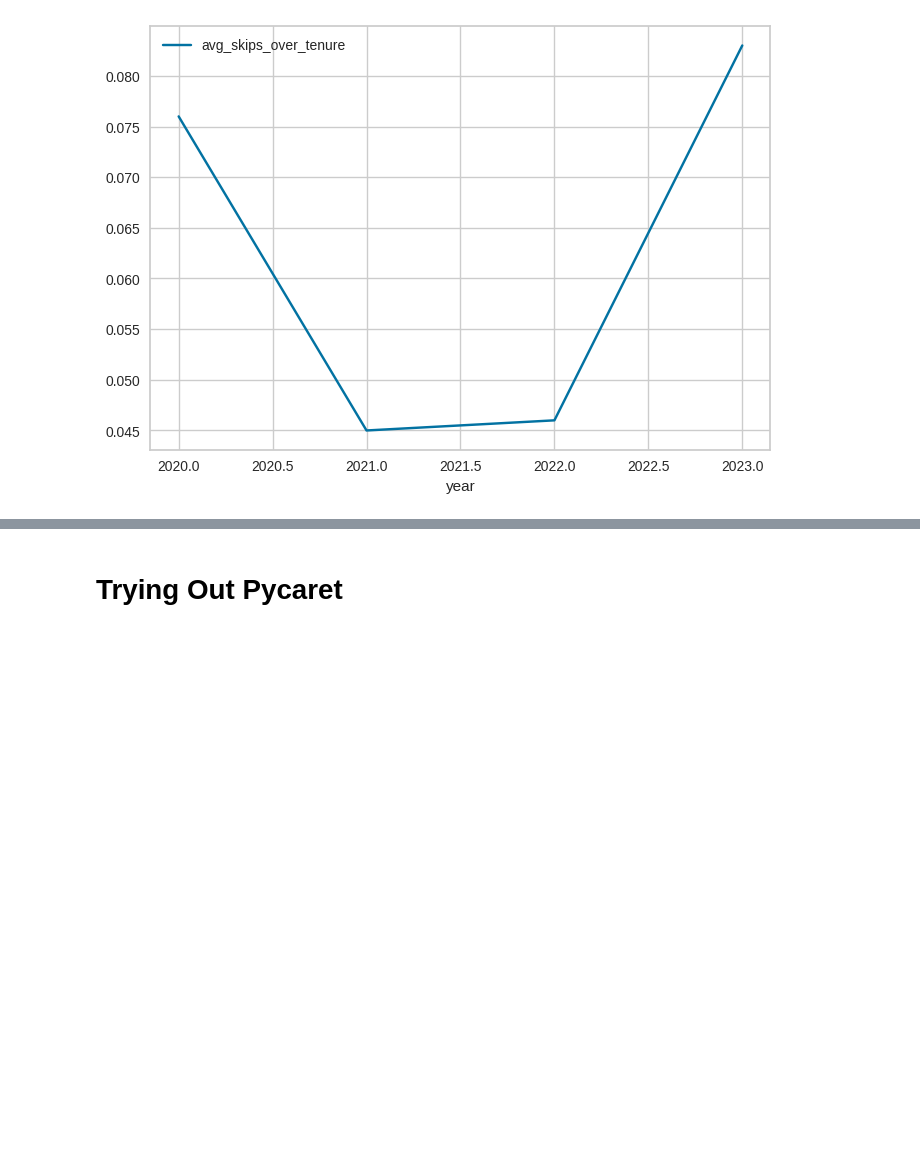
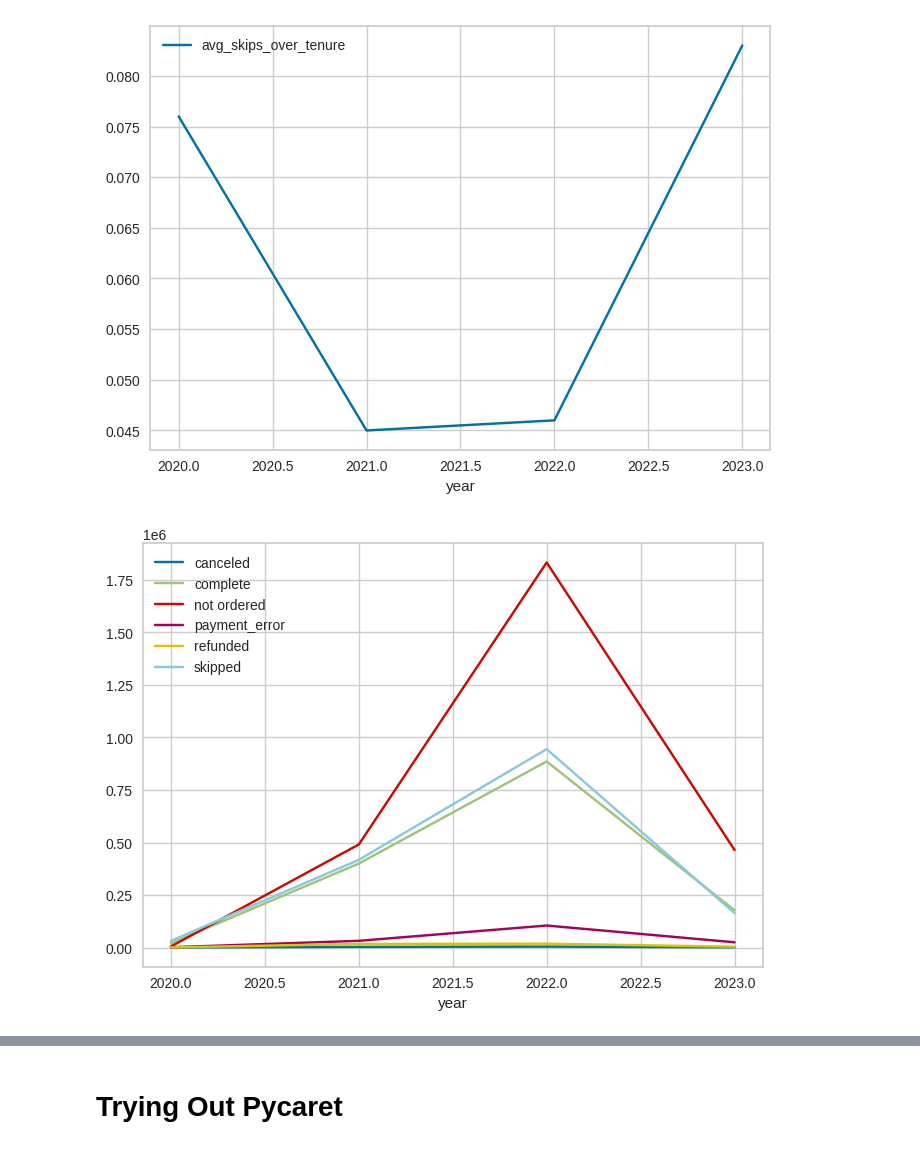
Before and after one commit to mindyng/Take-Homes, a Jupyter notebook: tovala-lead-ba-take-home-challenge.ipynb, the cells around one changed output, grey strips where cells are left out. Saved outputs shown, nothing was run; the diff lists cells and outputs as text; code cells hidden in the pictures; blank space fills up the shorter version.

```diff
--- a/tovala-lead-ba-take-home-challenge.ipynb
+++ b/tovala-lead-ba-take-home-challenge.ipynb
@@ -617,0 +629,27 @@ skips_per_life.plot.line(x='year', y='avg_skips_over_tenure')
+# %%
+#predominant activity and subscription status after skip?
+query3 = """select year(term_start_date) as year
+, CASE WHEN order_statu IS NULL THEN 'not ordered' ELSE order_statu END AS order_type
+, count(*) AS order_type_count
+from cts_cols as t1
+JOIN
+(select customer_id
+, min(term_start_date) as earliest_skip_date
+from cts_cols
+where order_statu = 'skipped'
+group by 1) as t2
+ON t1.customer_id = t2.customer_id
+and t1.term_start_date > t2.earliest_skip_date
+group by 1,2
+order by 1, 3 desc
+"""
+
+post_skip_activity = duckdb.query(query3).df()
+
+fig, ax = plt.subplots()
+
+# key gives the group name (i.e. category), data gives the actual values
+for key, data in post_skip_activity.groupby('order_type'):
+    data.plot(x='year', y='order_type_count', ax=ax, label=key)
+# %% [output]
+[figure, added]
```
Also changed, not shown: parts of 35 cells of this notebook.
